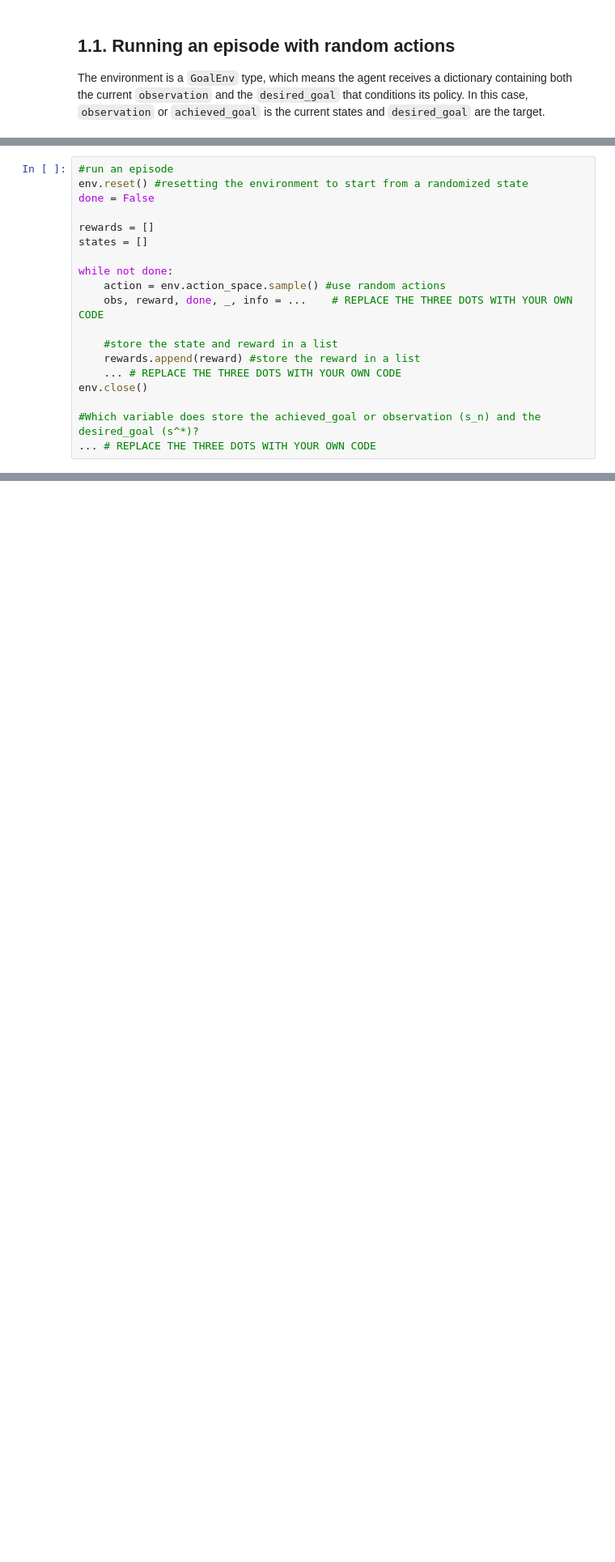
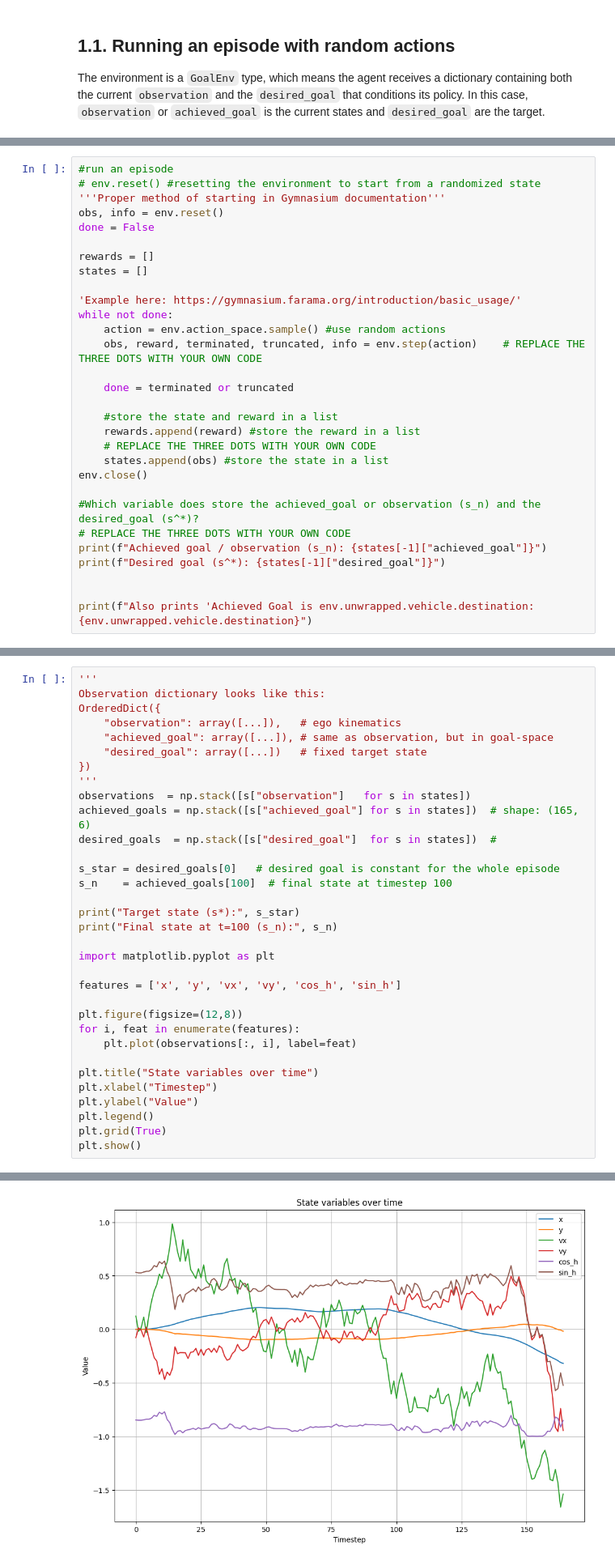
Before and after one commit to aitechroberts/trustworthy_ai, a Jupyter notebook: CMU_24784_S2024_P2_Students.ipynb, the cells around one changed output, grey strips where cells are left out. Shown at 81% size. Drawn from its saved outputs; the diff is of its cells as text; blank space fills up the shorter version.

```diff
--- a/CMU_24784_S2024_P2_Students.ipynb
+++ b/CMU_24784_S2024_P2_Students.ipynb
@@ -125,19 +194,30 @@ The environment is a `GoalEnv` type, which means the agent receives a dictionary
 # %%
 #run an episode
-env.reset() #resetting the environment to start from a randomized state
+# env.reset() #resetting the environment to start from a randomized state
+'''Proper method of starting in Gymnasium documentation'''
+obs, info = env.reset()
 done = False
 
 rewards = []
 states = []
 
+'Example here: https://gymnasium.farama.org/introduction/basic_usage/'
 while not done:
     action = env.action_space.sample() #use random actions
-    obs, reward, done, _, info = ...    # REPLACE THE THREE DOTS WITH YOUR OWN CODE
+    obs, reward, terminated, truncated, info = env.step(action)    # REPLACE THE THREE DOTS WITH YOUR OWN CODE
+
+    done = terminated or truncated
 
     #store the state and reward in a list
     rewards.append(reward) #store the reward in a list
-    ... # REPLACE THE THREE DOTS WITH YOUR OWN CODE
+    # REPLACE THE THREE DOTS WITH YOUR OWN CODE
+    states.append(obs) #store the state in a list
 env.close()
 
 #Which variable does store the achieved_goal or observation (s_n) and the desired_goal (s^*)?
-... # REPLACE THE THREE DOTS WITH YOUR OWN CODE
+# REPLACE THE THREE DOTS WITH YOUR OWN CODE
+print(f"Achieved goal / observation (s_n): {states[-1]["achieved_goal"]}")
+print(f"Desired goal (s^*): {states[-1]["desired_goal"]}")
+
+
+print(f"Also prints 'Achieved Goal is env.unwrapped.vehicle.destination: {env.unwrapped.vehicle.destination}")
@@ -143,0 +229,34 @@ env.close()
+# %%
+'''
+Observation dictionary looks like this:
+OrderedDict({
+    "observation": array([...]),   # ego kinematics
+    "achieved_goal": array([...]), # same as observation, but in goal-space
+    "desired_goal": array([...])   # fixed target state
+})
+'''
+observations  = np.stack([s["observation"]   for s in states])
+achieved_goals = np.stack([s["achieved_goal"] for s in states])  # shape: (165, 6)
+desired_goals  = np.stack([s["desired_goal"]  for s in states])  #
+
+s_star = desired_goals[0]   # desired goal is constant for the whole episode
+s_n    = achieved_goals[100]  # final state at timestep 100
+
+print("Target state (s*):", s_star)
+print("Final state at t=100 (s_n):", s_n)
+
+import matplotlib.pyplot as plt
+
+features = ['x', 'y', 'vx', 'vy', 'cos_h', 'sin_h']
+
+plt.figure(figsize=(12,8))
+for i, feat in enumerate(features):
+    plt.plot(observations[:, i], label=feat)
+
+plt.title("State variables over time")
+plt.xlabel("Timestep")
+plt.ylabel("Value")
+plt.legend()
+plt.grid(True)
+plt.show()
+# %% [output]
@@ -144,3 +266,4 @@ env.close()
+[figure, added]
 # %% [markdown]
 ## 1.2. Reward definition
 
```
Also changed, not shown: parts of 45 cells of this notebook, 1 other file.
